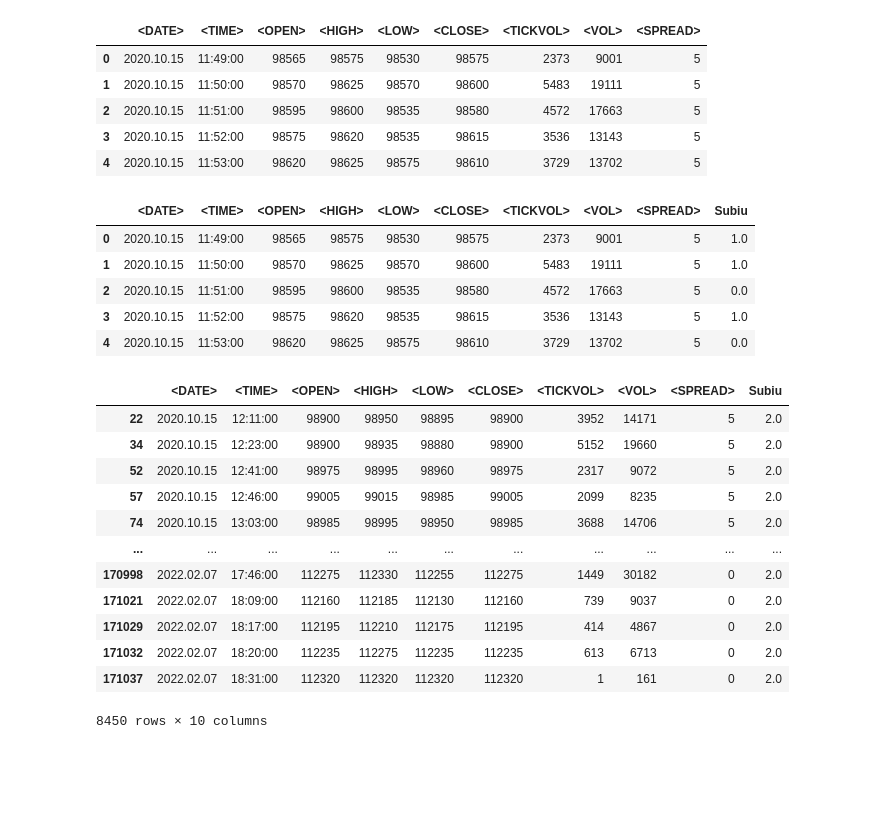
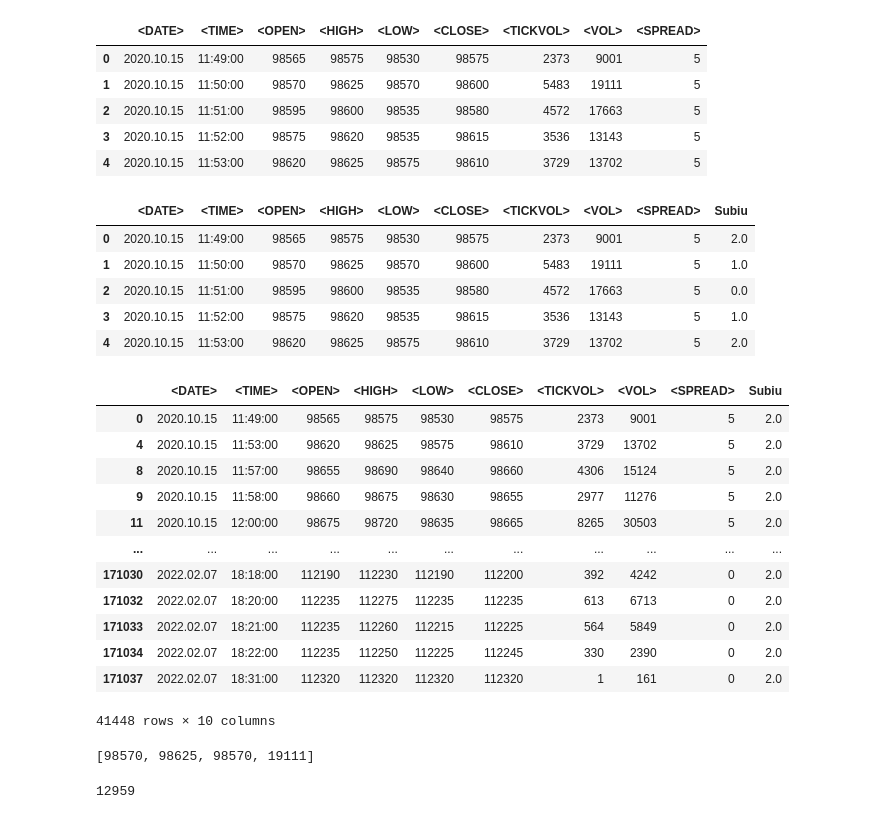
Before and after one commit to LordTheuzim/mini_indice, a Jupyter notebook: notebooks/modelo2.ipynb, the cells around one changed output. Saved outputs shown, nothing was run; the diff lists cells and outputs as text; code cells hidden in the pictures; blank space fills up the shorter version.

```diff
--- a/notebooks/modelo2.ipynb
+++ b/notebooks/modelo2.ipynb
@@ -32,33 +31,33 @@ data_frame.head()
 | 3 | 2020.10.15 | 11:52:00 | 98575 | 98620 | 98535 | 98615 | 3536 | 13143 | 5 |
 | 4 | 2020.10.15 | 11:53:00 | 98620 | 98625 | 98575 | 98610 | 3729 | 13702 | 5 |
 # %%
-data_frame.loc[lambda data_frame1: data_frame['<OPEN>'] > data_frame['<CLOSE>'], "Subiu"] = 0
-data_frame.loc[lambda data_frame1: data_frame['<OPEN>'] < data_frame['<CLOSE>'], "Subiu"] = 1
-data_frame.loc[lambda data_frame1: data_frame['<OPEN>'] == data_frame['<CLOSE>'], "Subiu"] = 2
+data_frame.loc[lambda data_frame1: (data_frame['<OPEN>'] - data_frame['<CLOSE>']) > 10, "Subiu"] = 0
+data_frame.loc[lambda data_frame1: (data_frame['<CLOSE>'] - data_frame['<OPEN>']) > 10, "Subiu"] = 1
+data_frame.loc[lambda data_frame1: ((data_frame['<OPEN>'] >= data_frame['<CLOSE>'] - 10) & (data_frame['<OPEN>'] <= (data_frame['<CLOSE>'] + 10))), "Subiu"] = 2
 data_frame.head()
 # %% [output]
 |  | <DATE> | <TIME> | <OPEN> | <HIGH> | <LOW> | <CLOSE> | <TICKVOL> | <VOL> | <SPREAD> | Subiu |
-| 0 | 2020.10.15 | 11:49:00 | 98565 | 98575 | 98530 | 98575 | 2373 | 9001 | 5 | 1.0 |
+| 0 | 2020.10.15 | 11:49:00 | 98565 | 98575 | 98530 | 98575 | 2373 | 9001 | 5 | 2.0 |
 | 1 | 2020.10.15 | 11:50:00 | 98570 | 98625 | 98570 | 98600 | 5483 | 19111 | 5 | 1.0 |
 | 2 | 2020.10.15 | 11:51:00 | 98595 | 98600 | 98535 | 98580 | 4572 | 17663 | 5 | 0.0 |
 | 3 | 2020.10.15 | 11:52:00 | 98575 | 98620 | 98535 | 98615 | 3536 | 13143 | 5 | 1.0 |
-| 4 | 2020.10.15 | 11:53:00 | 98620 | 98625 | 98575 | 98610 | 3729 | 13702 | 5 | 0.0 |
+| 4 | 2020.10.15 | 11:53:00 | 98620 | 98625 | 98575 | 98610 | 3729 | 13702 | 5 | 2.0 |
 # %%
 data_frame.loc[lambda data_frame: data_frame['Subiu'] == 2]
 # %% [output]
 |  | <DATE> | <TIME> | <OPEN> | <HIGH> | <LOW> | <CLOSE> | <TICKVOL> | <VOL> | <SPREAD> | Subiu |
-| 22 | 2020.10.15 | 12:11:00 | 98900 | 98950 | 98895 | 98900 | 3952 | 14171 | 5 | 2.0 |
-| 34 | 2020.10.15 | 12:23:00 | 98900 | 98935 | 98880 | 98900 | 5152 | 19660 | 5 | 2.0 |
-| 52 | 2020.10.15 | 12:41:00 | 98975 | 98995 | 98960 | 98975 | 2317 | 9072 | 5 | 2.0 |
-| 57 | 2020.10.15 | 12:46:00 | 99005 | 99015 | 98985 | 99005 | 2099 | 8235 | 5 | 2.0 |
-| 74 | 2020.10.15 | 13:03:00 | 98985 | 98995 | 98950 | 98985 | 3688 | 14706 | 5 | 2.0 |
+| 0 | 2020.10.15 | 11:49:00 | 98565 | 98575 | 98530 | 98575 | 2373 | 9001 | 5 | 2.0 |
+| 4 | 2020.10.15 | 11:53:00 | 98620 | 98625 | 98575 | 98610 | 3729 | 13702 | 5 | 2.0 |
+| 8 | 2020.10.15 | 11:57:00 | 98655 | 98690 | 98640 | 98660 | 4306 | 15124 | 5 | 2.0 |
+| 9 | 2020.10.15 | 11:58:00 | 98660 | 98675 | 98630 | 98655 | 2977 | 11276 | 5 | 2.0 |
+| 11 | 2020.10.15 | 12:00:00 | 98675 | 98720 | 98635 | 98665 | 8265 | 30503 | 5 | 2.0 |
 | ... | ... | ... | ... | ... | ... | ... | ... | ... | ... | ... |
-| 170998 | 2022.02.07 | 17:46:00 | 112275 | 112330 | 112255 | 112275 | 1449 | 30182 | 0 | 2.0 |
-| 171021 | 2022.02.07 | 18:09:00 | 112160 | 112185 | 112130 | 112160 | 739 | 9037 | 0 | 2.0 |
-| 171029 | 2022.02.07 | 18:17:00 | 112195 | 112210 | 112175 | 112195 | 414 | 4867 | 0 | 2.0 |
+| 171030 | 2022.02.07 | 18:18:00 | 112190 | 112230 | 112190 | 112200 | 392 | 4242 | 0 | 2.0 |
 | 171032 | 2022.02.07 | 18:20:00 | 112235 | 112275 | 112235 | 112235 | 613 | 6713 | 0 | 2.0 |
+| 171033 | 2022.02.07 | 18:21:00 | 112235 | 112260 | 112215 | 112225 | 564 | 5849 | 0 | 2.0 |
+| 171034 | 2022.02.07 | 18:22:00 | 112235 | 112250 | 112225 | 112245 | 330 | 2390 | 0 | 2.0 |
 | 171037 | 2022.02.07 | 18:31:00 | 112320 | 112320 | 112320 | 112320 | 1 | 161 | 0 | 2.0 |
-8450 rows × 10 columns
+41448 rows × 10 columns
 # %%
 data_frame = data_frame.drop(data_frame.loc[lambda data_frame: data_frame['Subiu'] == 2].index,axis= 0)
 data_frame = data_frame.reset_index()
@@ -89,0 +69,4 @@ ds_treino, ds_validacao, ds_teste = torch.utils.data.random_split(operacoes, [ta
+# %%
+list(data_frame.loc[0,FEATURES])
+# %% [output]
+[98570, 98625, 98570, 19111]
@@ -89,0 +79,4 @@ ds_treino, ds_validacao, ds_teste = torch.utils.data.random_split(operacoes, [ta
+# %%
+len(data_frame.ID.unique())
+# %% [output]
+12959
```
Also changed, not shown: parts of 23 cells of this notebook, 2 other files.
